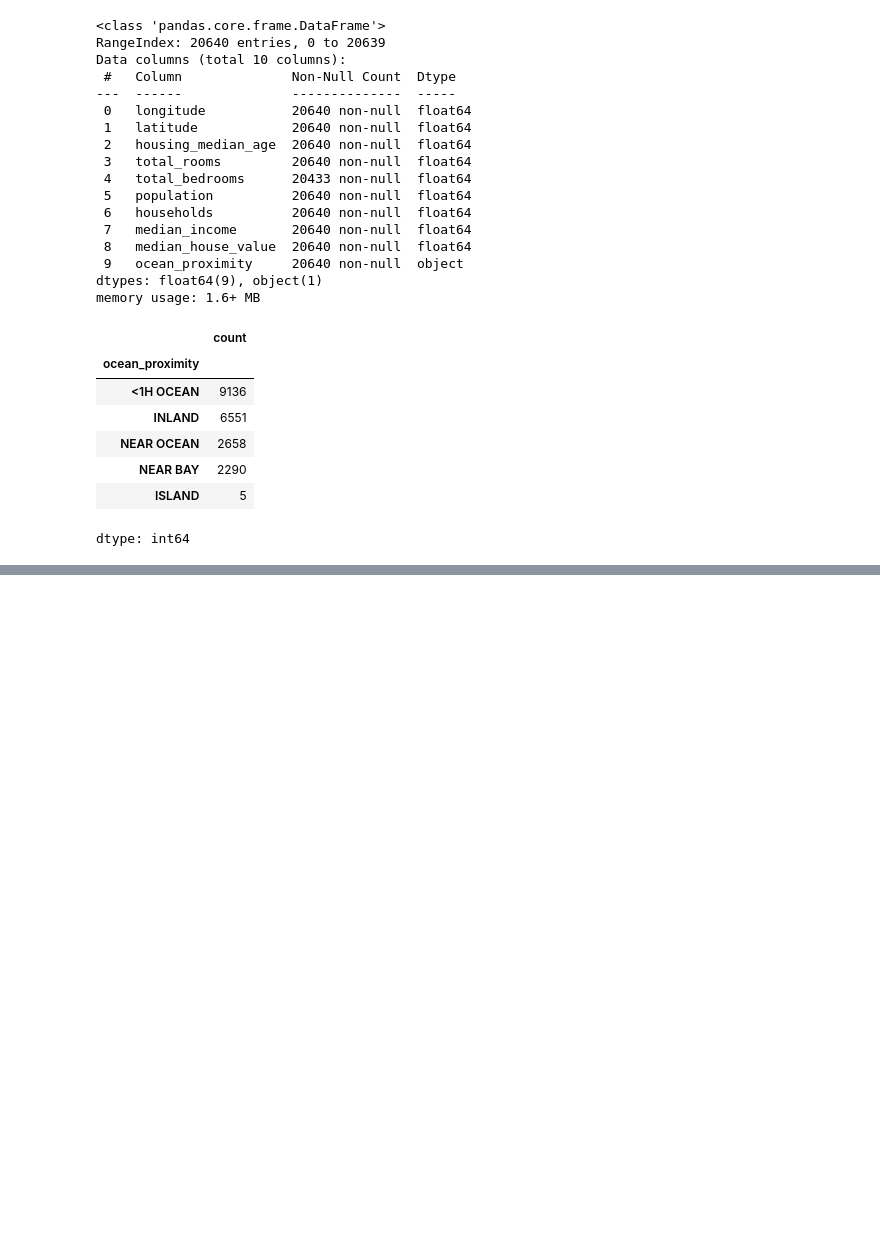
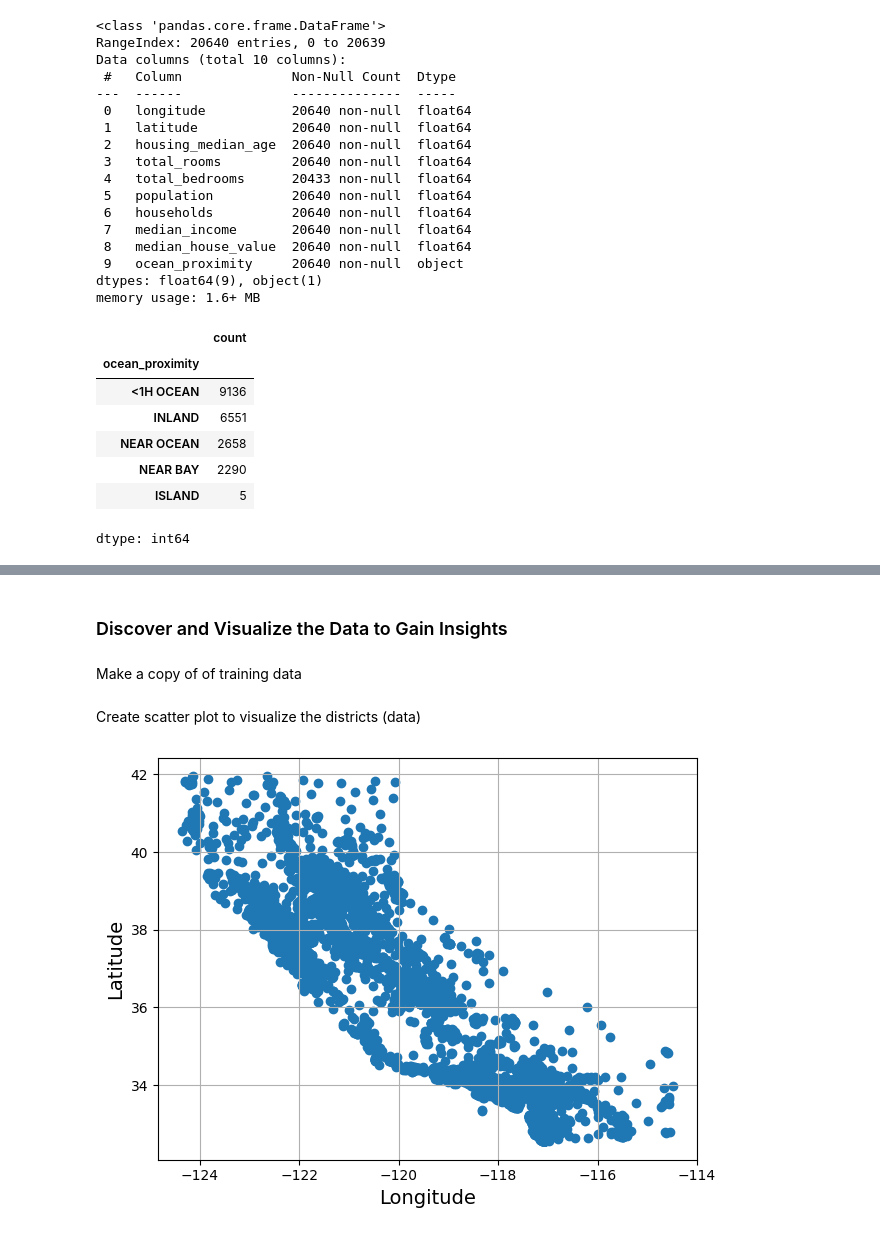
Before and after one commit to Mursalin1011/hands-on-ml-book, a Jupyter notebook: Practice_02_end_to_end_machine_learning_project.ipynb, the cells around one changed output, grey strips where cells are left out. Saved outputs shown, nothing was run; the diff lists cells and outputs as text; code cells hidden in the pictures; blank space fills up the shorter version.

```diff
--- a/Practice_02_end_to_end_machine_learning_project.ipynb
+++ b/Practice_02_end_to_end_machine_learning_project.ipynb
@@ -87,0 +189,3 @@ plt.show()
+# %%
+strat_train_set, strat_test_set = train_test_split(
+    housing, test_size=0.2, stratify=housing["income_cat"], random_state=42)
@@ -87,0 +246,17 @@ plt.show()
+# %% [markdown]
+### Discover and Visualize the Data to Gain Insights
+# %% [markdown]
+Make a copy of of training data
+# %%
+housing = strat_train_set.copy()
+# %% [markdown]
+Create scatter plot to visualize the districts (data)
+# %%
+plt.scatter(housing["longitude"], housing["latitude"])
+plt.grid(True)
+plt.xlabel("Longitude", fontsize=14)
+plt.ylabel("Latitude", fontsize=14)
+save_fig("bad_visualization_plot")
+plt.show()
+# %% [output]
+[figure, added]
```
Also changed, not shown: parts of 31 cells of this notebook.
